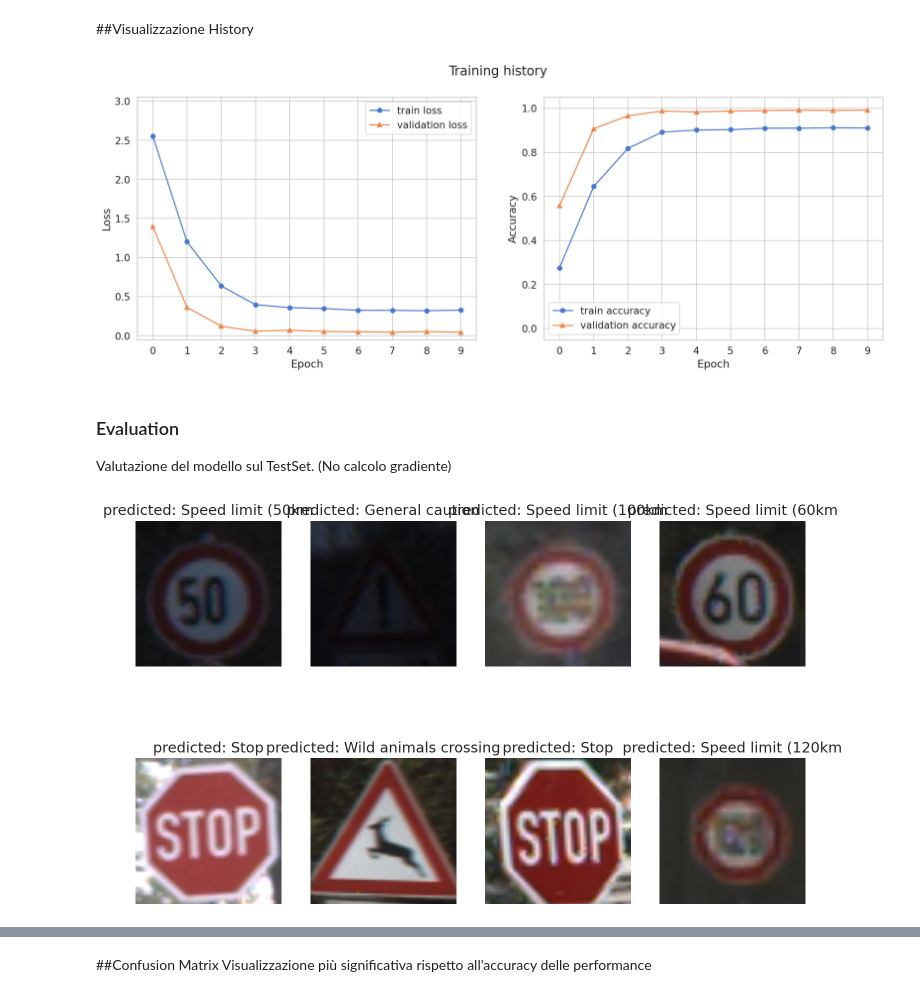
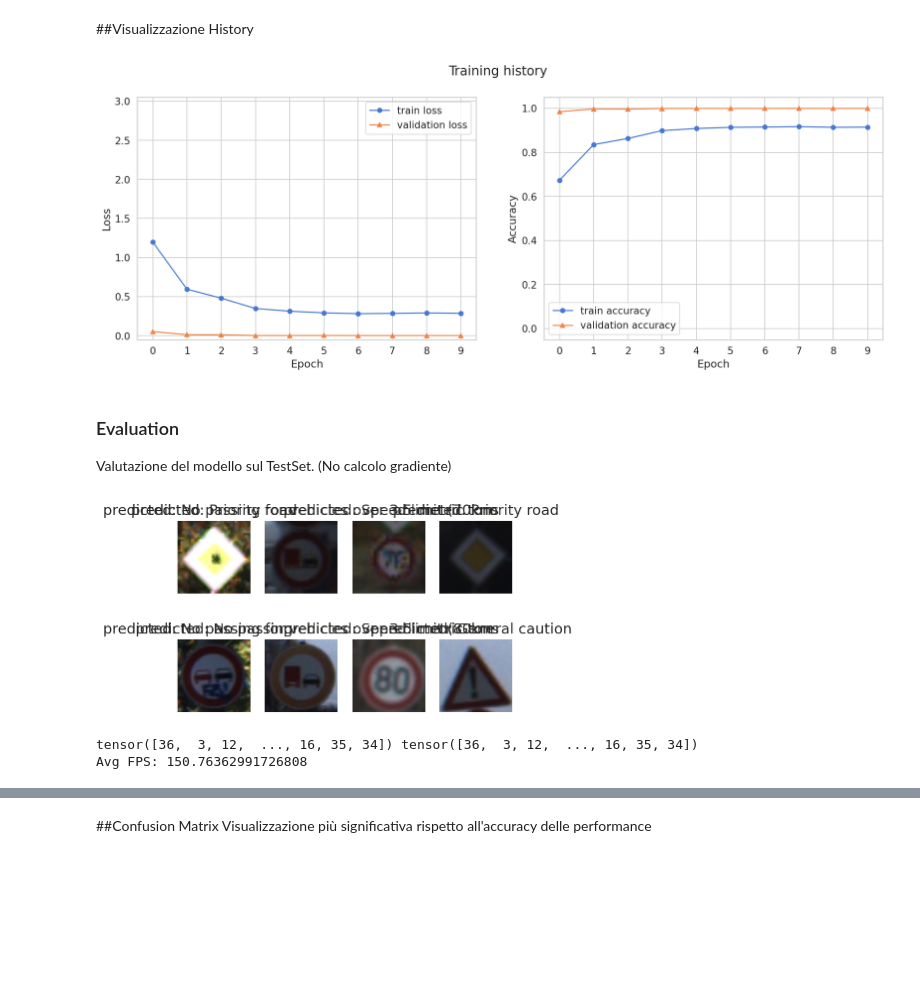
Before and after one commit to DavideEspositoPelella/LAB-IAGI, a Jupyter notebook: Traffic_Sign_Recognition.ipynb, the cells around one changed output, grey strips where cells are left out. Saved outputs shown, nothing was run; the diff lists cells and outputs as text; code cells hidden in the pictures; blank space fills up the shorter version.

```diff
--- a/Traffic_Sign_Recognition.ipynb
+++ b/Traffic_Sign_Recognition.ipynb
@@ -33,6 +33,11 @@ from torchvision import models
 
 sns.set(style='whitegrid', palette='muted', font_scale=1.2)
 
+#HAPPY_COLORS_PALETTE = ["#01BEFE", "#FFDD00", "#FF7D00", "#FF006D", "#ADFF02", "#8F00FF"]
+
+#sns.set_palette(sns.color_palette(HAPPY_COLORS_PALETTE))
+rcParams['figure.figsize'] = 12, 8
+#####
 
 RANDOM_SEED = 42   #Replicare l'esperimento
 np.random.seed(RANDOM_SEED)
@@ -218,14 +229,14 @@ class AddGaussianNoise(object):
 
 transforms = {'train': T.Compose([
   T.RandomResizedCrop(size=256),
-  T.RandomRotation(degrees=20),
-  T.RandomErasing(), #cancella autonomamente parti dell'immagine
-  AddGaussianNoise(0.1, 0.08),  #rumore gaussiano (vero e proprio "rumore del sensore", disturbo)
-  T.ColorJitter(brightness=0.1, contrast=0.2, saturation=0, hue=0), #modifica condizioni foto
+  T.RandomAffine(degrees=(-20, 20), translate=(0.1,0.3), scale=(0.6,1), shear=(-20, 20)),
+  #T.RandomErasing(), #cancella autonomamente parti dell'immagine
+  #AddGaussianNoise(0.1, 0.08),  #rumore gaussiano (vero e proprio "rumore del sensore", disturbo)
+  T.ColorJitter(brightness=0.7, contrast=0.3, saturation=0.4, hue=0), #modifica condizioni foto
   T.GaussianBlur(kernel_size=(5, 9), sigma=(0.1, 5)), #blur
-
   T.ToTensor(),
   T.Normalize(mean_nums, std_nums)
+
 ]), 'val': T.Compose([
   T.Resize(size=256),
   T.CenterCrop(size=224),
@@ -601,7 +600,7 @@ def plot_training_history(history):
 # %%
 plot_training_history(history)
 # %% [output]
-[figure, old version]
+[figure, new version]
 # %% [markdown]
 ### Evaluation
 
@@ -631,13 +630,14 @@ def show_predictions(model, class_names, n_images=6):
           return
 # %%
 base_model = create_model('resnet18', 43)
+#base_model.load_state_dict(torch.load('drive/MyDrive/Modelli/resnet18/resnet18_no_pretrain_no_augmentation.pt',map_location=torch.device('cpu')))
+base_model.load_state_dict(torch.load('drive/MyDrive/Modelli/resnet18/resnet18.pt', map_location = device ))
 
-#base_model.load_state_dict(torch.load('drive/MyDrive/Modelli/resnet18/resnet18_no_pretrain_no_augmentation.pt',map_location=torch.device('cpu')))
-base_model.load_state_dict(torch.load('drive/MyDrive/Modelli/alexnet/resnet18.pt'))
-
+#base_model = create_model('alexnet', 43)
+#base_model.load_state_dict(torch.load('drive/MyDrive/Modelli/alexnet/alexnet.pt', map_location = device))
 
 show_predictions(base_model, class_names, n_images=8)
 # %% [output]
-[figure, old version]
+[figure, new version]
 # %%
 def get_predictions(model, data_loader):
@@ -659,6 +673,10 @@ def get_predictions(model, data_loader):
 # %%
-y_pred, y_test = get_predictions(base_model, data_loaders['test'])
-#print(y_pred, y_test)
+y_pred, y_test , FPS = get_predictions(base_model, data_loaders['test'])
+print(y_pred, y_test)
+print('Avg FPS:',FPS)
+# %% [output]
+tensor([36,  3, 12,  ..., 16, 35, 34]) tensor([36,  3, 12,  ..., 16, 35, 34])
+Avg FPS: 150.76362991726808
 # %%
 print(classification_report(y_test, y_pred, target_names=class_names))
 print("Accuracy:",accuracy_score(y_test, y_pred, normalize=True, sample_weight=None))
```
Also changed, not shown: parts of 26 cells of this notebook, 1 other file.
